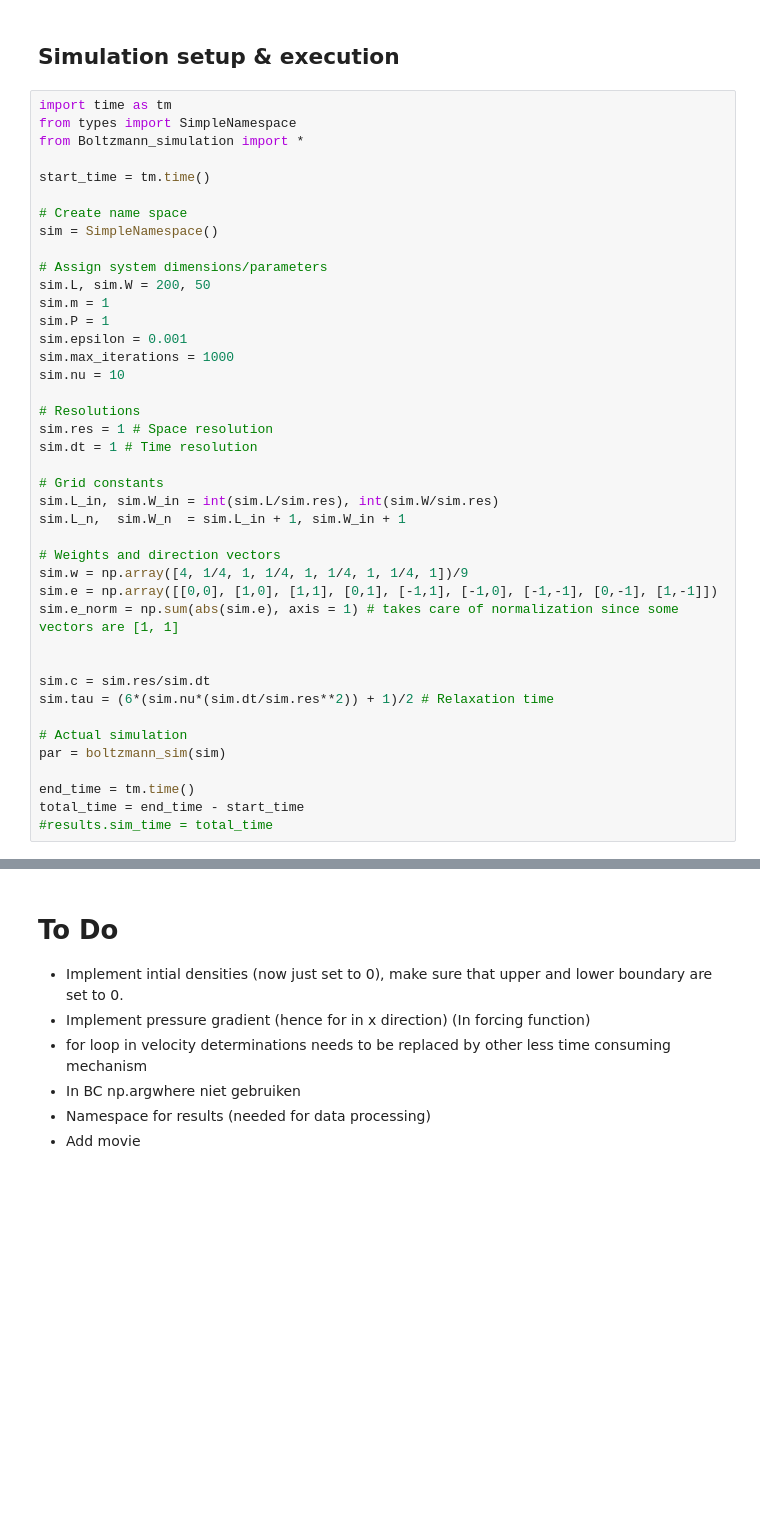
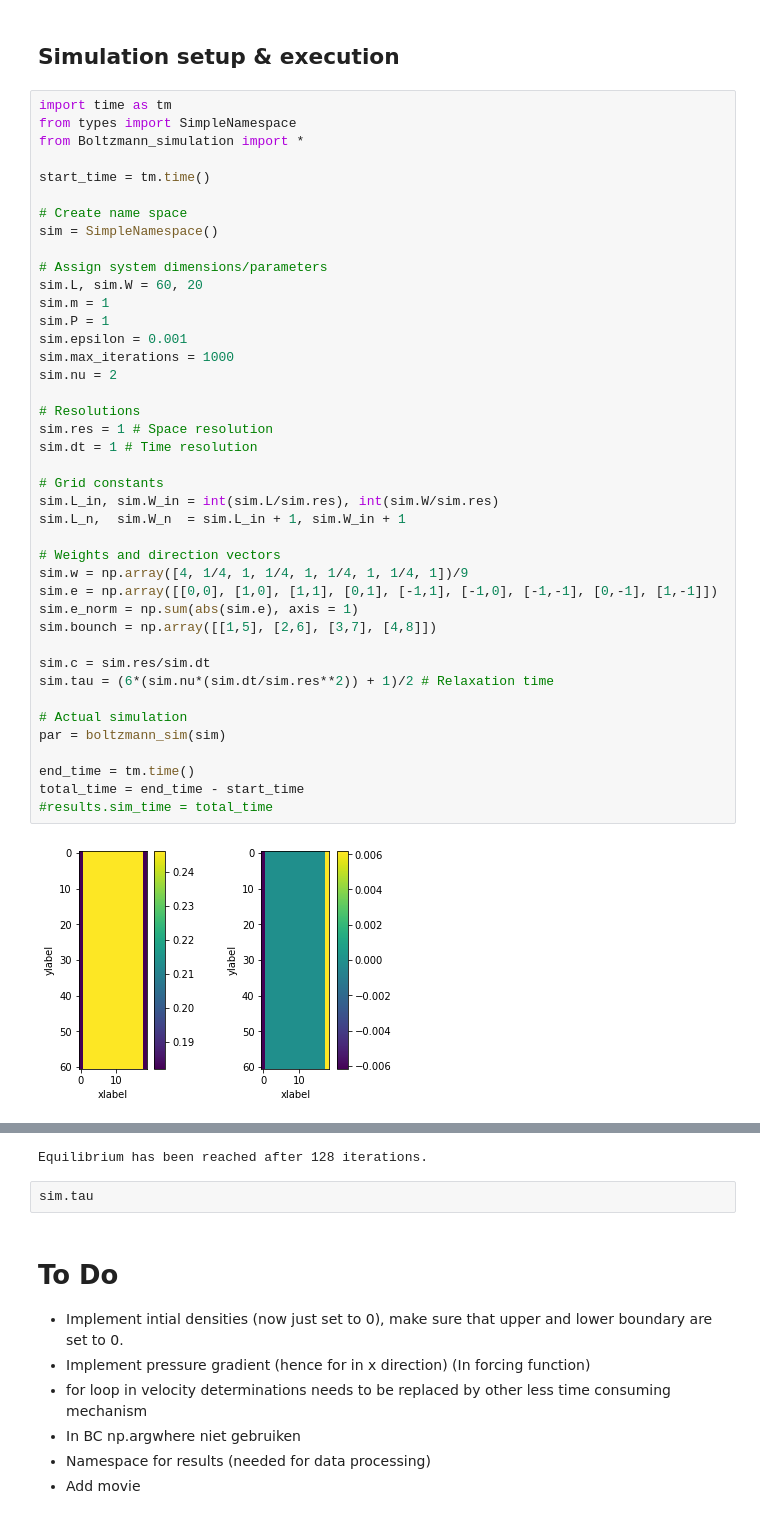
Before and after one commit to VHeusinkveld/CP3-lattice-boltzmann_model, a Jupyter notebook: Excecute_simulation.ipynb, the cells around one changed output, grey strips where cells are left out. Saved outputs shown, nothing was run; the diff lists cells and outputs as text; blank space fills up the shorter version.

```diff
--- a/Excecute_simulation.ipynb
+++ b/Excecute_simulation.ipynb
@@ -12,34 +12,36 @@ start_time = tm.time()
 # Create name space
 sim = SimpleNamespace()
 
 # Assign system dimensions/parameters
-sim.L, sim.W = 200, 50
+sim.L, sim.W = 60, 20
 sim.m = 1
 sim.P = 1
 sim.epsilon = 0.001
 sim.max_iterations = 1000
-sim.nu = 10
+sim.nu = 2
 
 # Resolutions
 sim.res = 1 # Space resolution
 sim.dt = 1 # Time resolution
 
 # Grid constants
 sim.L_in, sim.W_in = int(sim.L/sim.res), int(sim.W/sim.res)
 sim.L_n,  sim.W_n  = sim.L_in + 1, sim.W_in + 1
 
 # Weights and direction vectors
 sim.w = np.array([4, 1/4, 1, 1/4, 1, 1/4, 1, 1/4, 1])/9
 sim.e = np.array([[0,0], [1,0], [1,1], [0,1], [-1,1], [-1,0], [-1,-1], [0,-1], [1,-1]])
-sim.e_norm = np.sum(abs(sim.e), axis = 1) # takes care of normalization since some vectors are [1, 1]
-
+sim.e_norm = np.sum(abs(sim.e), axis = 1)
+sim.bounch = np.array([[1,5], [2,6], [3,7], [4,8]])
 
 sim.c = sim.res/sim.dt
 sim.tau = (6*(sim.nu*(sim.dt/sim.res**2)) + 1)/2 # Relaxation time
 
 # Actual simulation
 par = boltzmann_sim(sim)
 
 end_time = tm.time()
 total_time = end_time - start_time
 #results.sim_time = total_time
+# %% [output]
+[figure, added]
@@ -46,3 +51,6 @@ total_time = end_time - start_time
+Equilibrium has been reached after 128 iterations.
+# %%
+sim.tau
 # %% [markdown]
 # To Do
 
```
Also changed, not shown: parts of 1 cell of this notebook, 4 other files.
